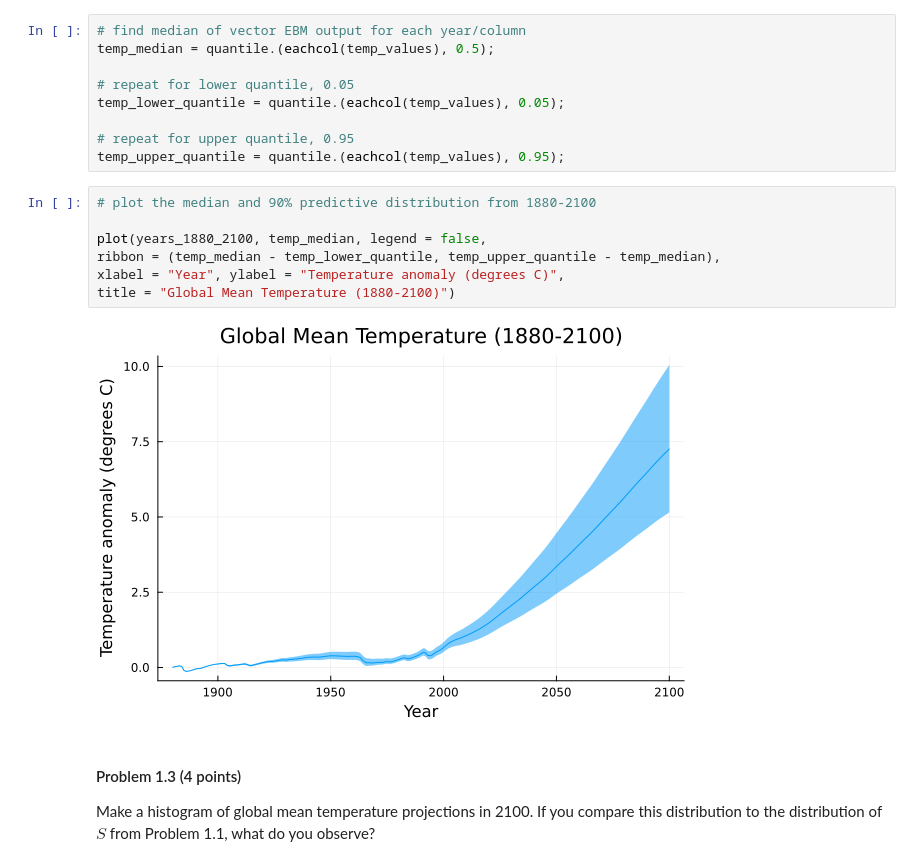
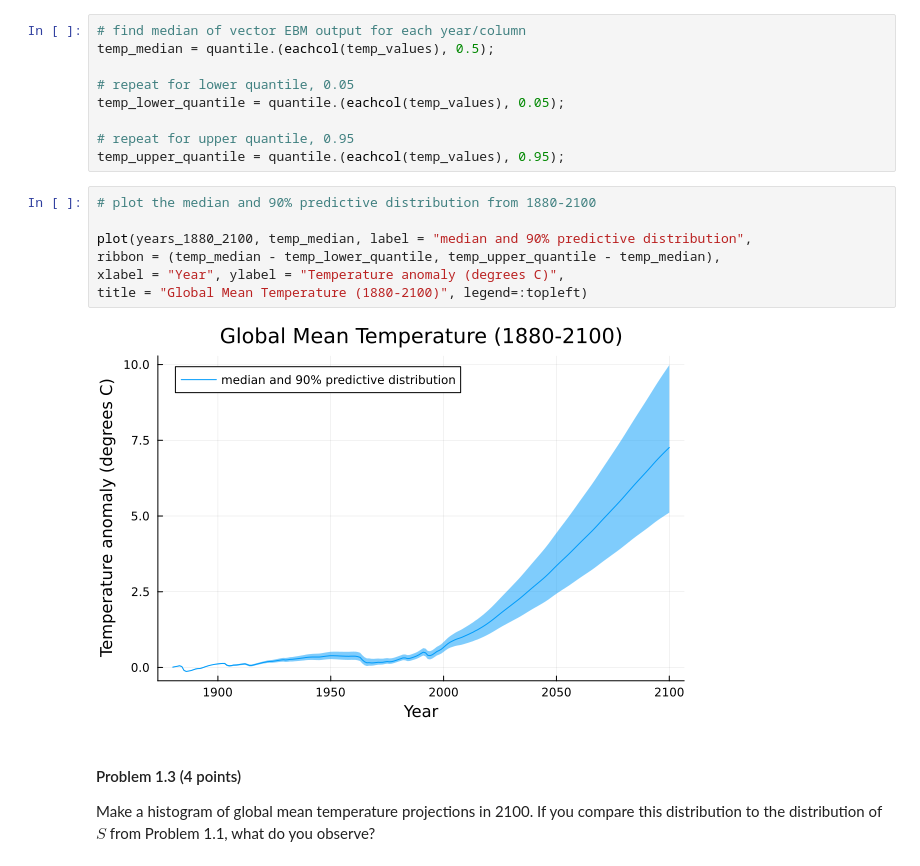
Before and after one commit to BEE4750-FA23/hw3-christinemswanson, a Jupyter notebook: hw03.ipynb, the cells around one changed output. Drawn from its saved outputs; the diff is of its cells as text.

```diff
--- a/hw03.ipynb
+++ b/hw03.ipynb
@@ -199,12 +198,12 @@ temp_upper_quantile = quantile.(eachcol(temp_values), 0.95);
 # %%
 # plot the median and 90% predictive distribution from 1880-2100
 
-plot(years_1880_2100, temp_median, legend = false,
+plot(years_1880_2100, temp_median, label = "median and 90% predictive distribution",
 ribbon = (temp_median - temp_lower_quantile, temp_upper_quantile - temp_median),
 xlabel = "Year", ylabel = "Temperature anomaly (degrees C)",
-title = "Global Mean Temperature (1880-2100)")
+title = "Global Mean Temperature (1880-2100)", legend=:topleft)
 # %% [output]
-[figure, old version]
+[figure, new version]
 # %% [markdown]
 #### Problem 1.3 (4 points)
 
```
Also changed, not shown: parts of 17 cells of this notebook.
